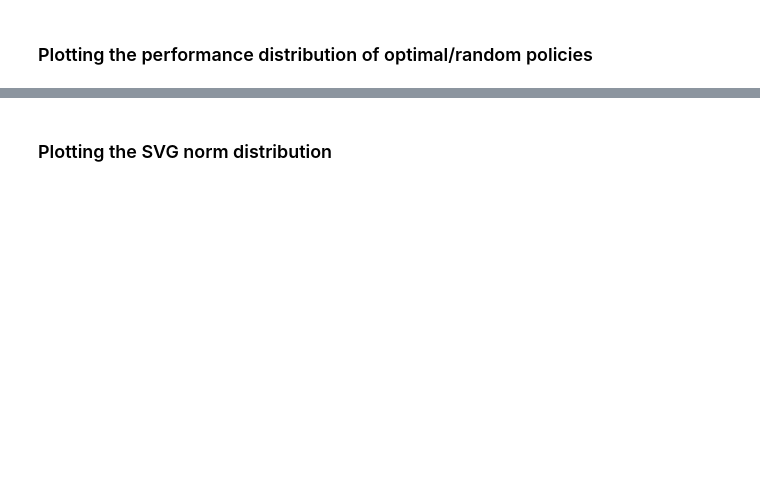
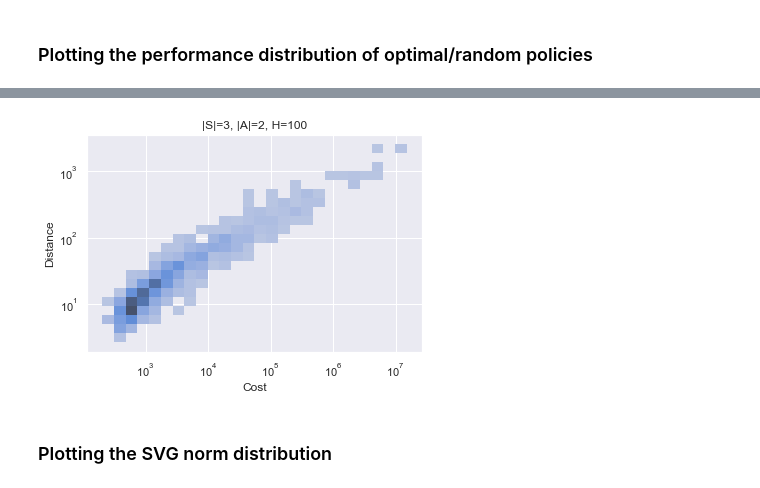
Before and after one commit to 0xangelo/LQSVG, a Jupyter notebook: experiments/perf_and_grad.ipynb, the cells around one changed output, grey strips where cells are left out. Saved outputs shown, nothing was run; the diff lists cells and outputs as text; code cells hidden in the pictures; blank space fills up the shorter version.

```diff
--- a/experiments/perf_and_grad.ipynb
+++ b/experiments/perf_and_grad.ipynb
@@ -670,3 +736,7 @@ ValueError: The poles you've chosen can't be placed. Check the controllability m
+# %%
+plot_random_costs_vs_policy_dist((3, 2, 100))
+# %% [output]
+[figure, added]
 # %% [markdown]
 ### Plotting the SVG norm distribution
 # %%
```
Also changed, not shown: parts of 39 cells of this notebook.
